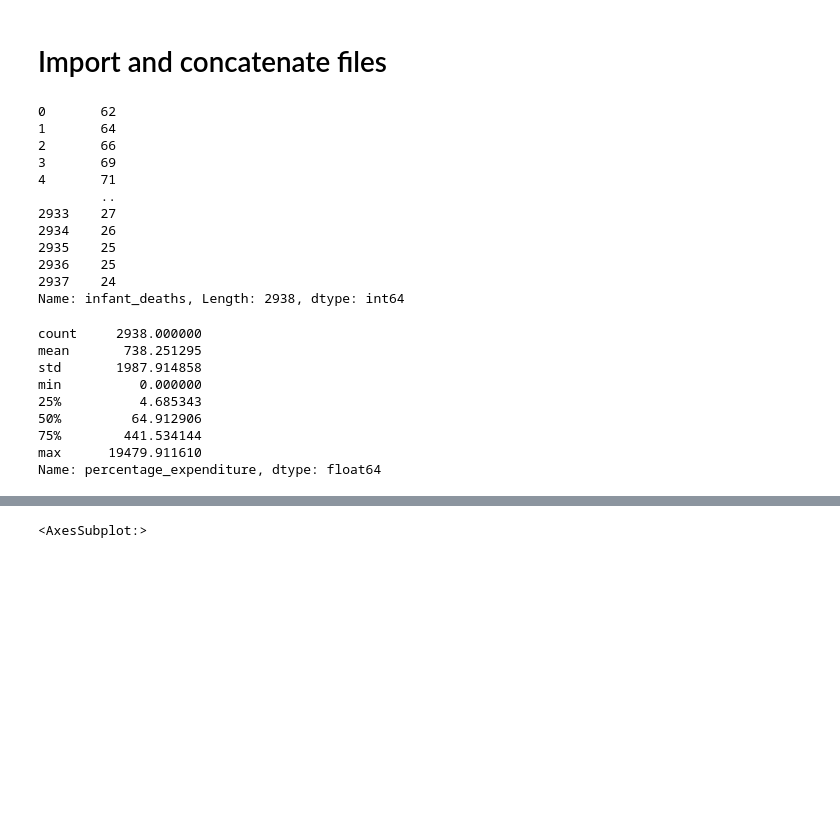
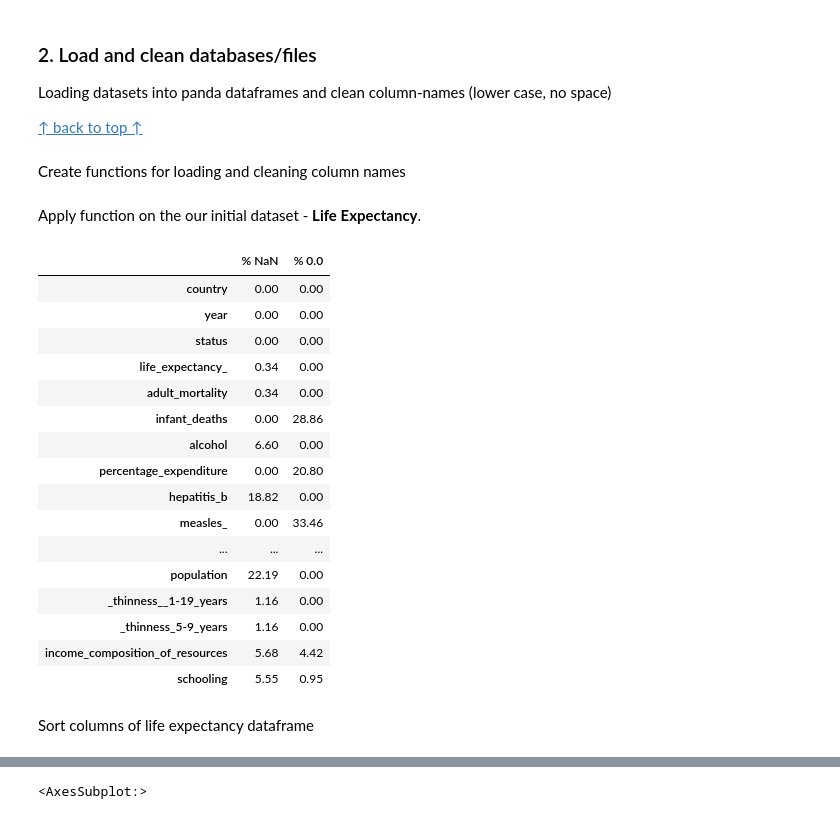
Before and after one commit to emma23579/ironhack_mid_term, a Jupyter notebook: life_expectancy_model_V2.ipynb, the cells around one changed output, grey strips where cells are left out. Saved outputs shown, nothing was run; the diff lists cells and outputs as text; code cells hidden in the pictures; blank space fills up the shorter version.

```diff
--- a/life_expectancy_model_V2.ipynb
+++ b/life_expectancy_model_V2.ipynb
@@ -23,3 +55,8 @@ warnings.filterwarnings('ignore')
 # %% [markdown]
-# Import and concatenate files
+### 2. Load and clean databases/files <a name="files"></a>
+Loading datasets into panda dataframes and clean column-names (lower case, no space)
+
+[↑ back to top ↑](#index)
+# %% [markdown]
+Create functions for loading and cleaning column names
 # %%
@@ -41,26 +77,34 @@ def no_column_space(df):
+# %% [markdown]
+Apply function on the our initial dataset - **Life Expectancy**.
 # %%
-df=load_original_data('data/Life Expectancy Data.csv')
+df = load_original_data('data/Life Expectancy Data.csv')
 
 df = lower_case_column_names(df)
 
 df = no_column_space(df)
 
 ##df = drop_columns(df)##
+pd.DataFrame({"% NaN" : round(df.isna().sum()/len(df),4)*100, "% 0.0" : round(df[df == 0].count(axis=0)/len(df.index)* 100,2)})
+# %% [output]
+|  | % NaN | % 0.0 |
+| country | 0.00 | 0.00 |
+| year | 0.00 | 0.00 |
+| status | 0.00 | 0.00 |
+| life_expectancy_ | 0.34 | 0.00 |
+| adult_mortality | 0.34 | 0.00 |
+| infant_deaths | 0.00 | 28.86 |
+| alcohol | 6.60 | 0.00 |
+| percentage_expenditure | 0.00 | 20.80 |
+| hepatitis_b | 18.82 | 0.00 |
+| measles_ | 0.00 | 33.46 |
+| ... | ... | ... |
+| population | 22.19 | 0.00 |
+| _thinness__1-19_years | 1.16 | 0.00 |
+| _thinness_5-9_years | 1.16 | 0.00 |
+| income_composition_of_resources | 5.68 | 4.42 |
+| schooling | 5.55 | 0.95 |
-# %%
-df['infant_deaths']
-# %% [output]
-0       62
-1       64
-2       66
-3       69
-4       71
-        ..
-2933    27
-2934    26
-2935    25
-2936    25
-2937    24
-Name: infant_deaths, Length: 2938, dtype: int64
+# %% [markdown]
+Sort columns of life expectancy dataframe
 # %%
 df.columns = (['country', 'year', 'status', 'life_expectancy', 'adult_mortality',
        'infant_deaths', 'alcohol', 'percentage_expenditure', 'hepatitis_b',
@@ -68,15 +112,3 @@ df.columns = (['country', 'year', 'status', 'life_expectancy', 'adult_mortality'
        'diphtheria', 'hiv_aids', 'gdp', 'population',
        '_thinness_1_19_years', 'thinness_5-9_years',
        'income_composition_of_resources', 'schooling'])
-# %%
-df.percentage_expenditure.describe()
-# %% [output]
-count     2938.000000
-mean       738.251295
-std       1987.914858
-min          0.000000
-25%          4.685343
-50%         64.912906
-75%        441.534144
-max      19479.911610
-Name: percentage_expenditure, dtype: float64
```
Also changed, not shown: parts of 41 cells of this notebook.
